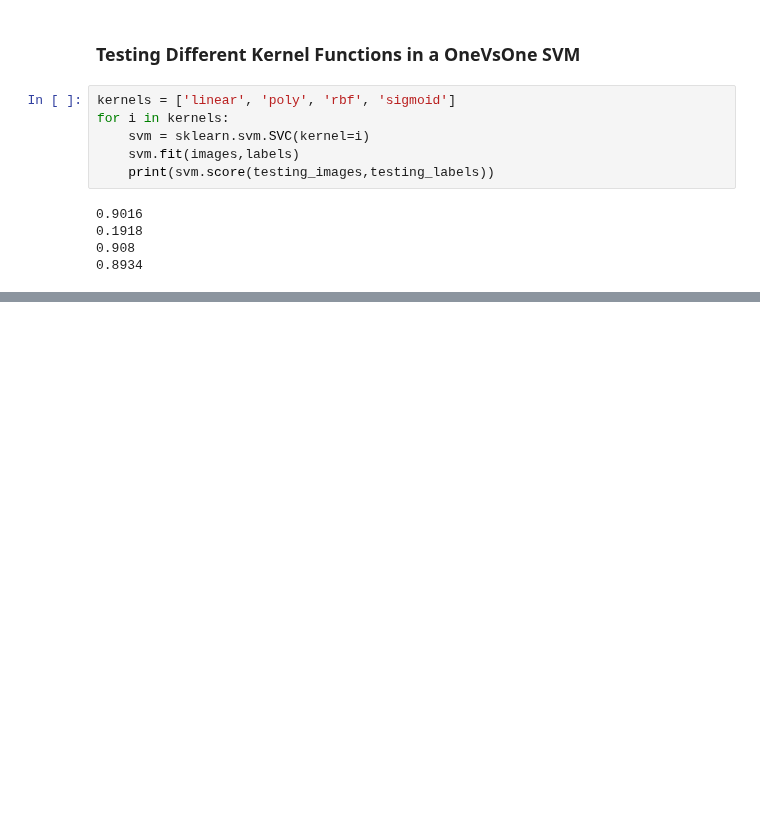
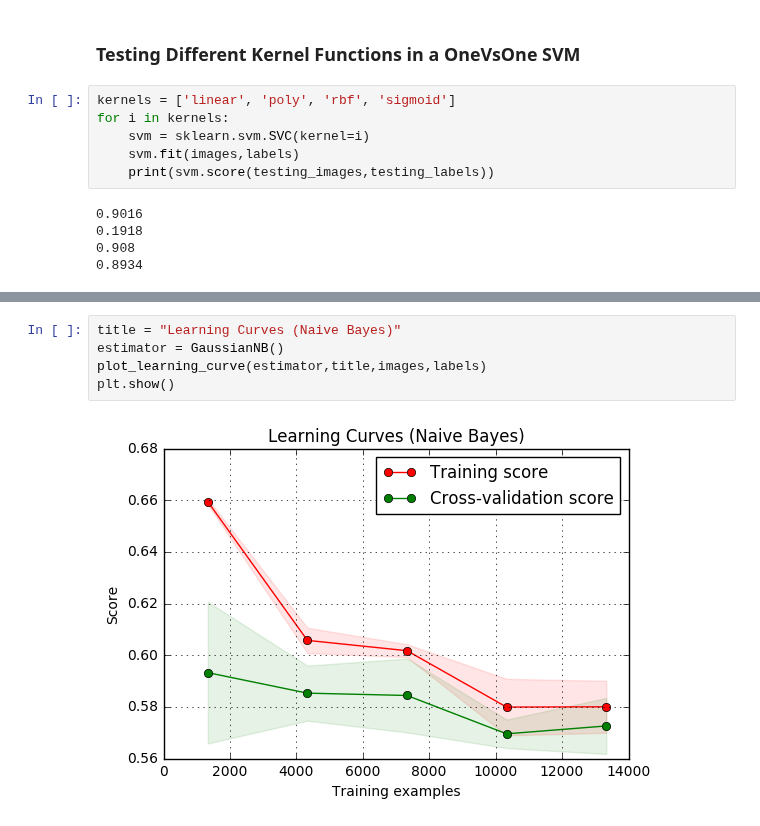
Before and after one commit to alisoliman/digit-recognizer, a Jupyter notebook: Assignment2.ipynb, the cells around one changed output, grey strips where cells are left out. Drawn from its saved outputs; the diff is of its cells as text; blank space fills up the shorter version.

```diff
--- a/Assignment2.ipynb
+++ b/Assignment2.ipynb
@@ -241,0 +330,7 @@ for i in kernels:
+# %%
+title = "Learning Curves (Naive Bayes)"
+estimator = GaussianNB()
+plot_learning_curve(estimator,title,images,labels)
+plt.show()
+# %% [output]
+[figure, added]
```
Also changed, not shown: parts of 8 cells of this notebook, 4 other files.
